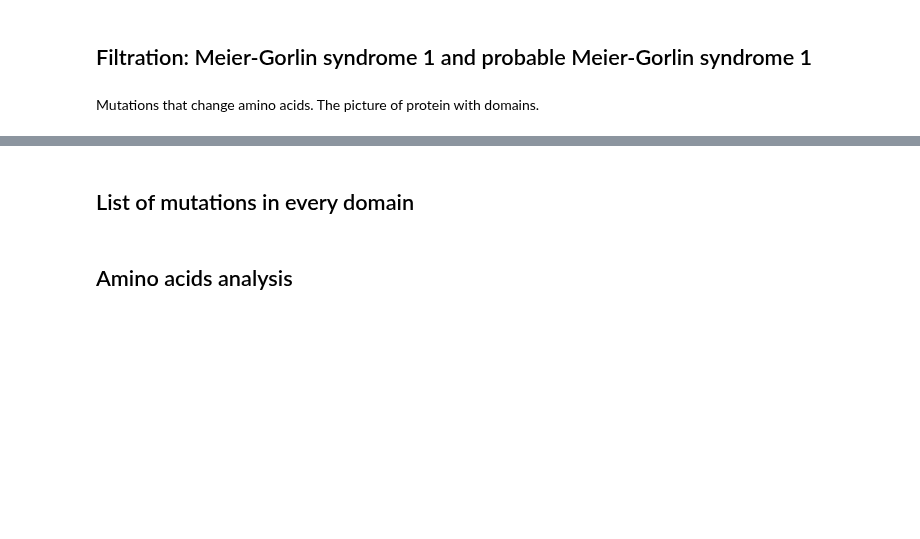
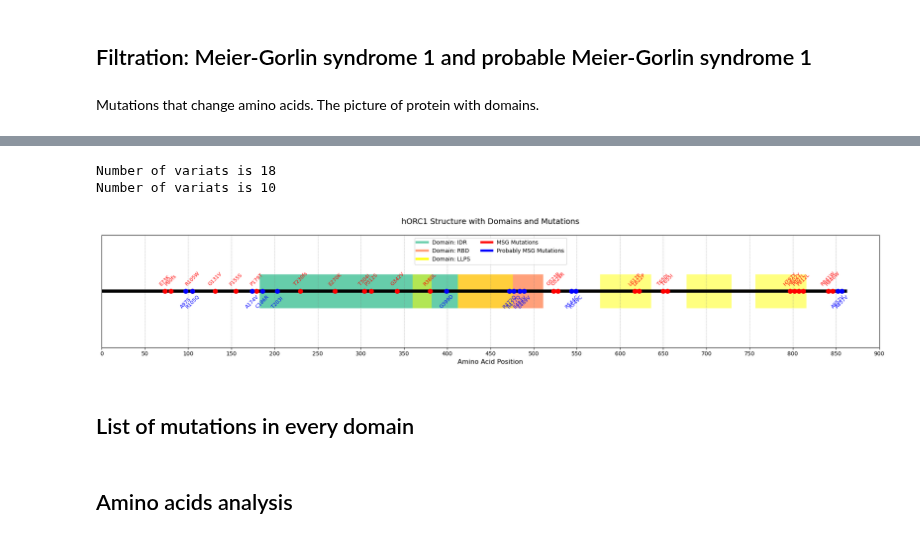
Before and after one commit to Lopatushka/ORC1, a Jupyter notebook: clinvar_analysis_short_df.ipynb, the cells around one changed output, grey strips where cells are left out. Cells and saved outputs as stored; diff of their text form; code cells hidden in the pictures; blank space fills up the shorter version.

Commit message:
MGS_probable mutations - add filtration

```diff
--- a/clinvar_analysis_short_df.ipynb
+++ b/clinvar_analysis_short_df.ipynb
@@ -554,6 +555,9 @@ plt.ylabel("")  # Remove default y-axis label
 plt.show()
 # %% [markdown]
 ## Filtration: Meier-Gorlin syndrome 1 and probable Meier-Gorlin syndrome 1
+# %%
+# Keep only protein changes
+df = df.dropna(subset=["Protein change"])
 # %% [markdown]
 Mutations that change amino acids. The picture of protein with domains.
 # %%
@@ -570,0 +619,2 @@ MSG_probably.shape
+# %%
+MSG_probably_filtred = MSG_probably[(MSG_probably['Germline classification'] != 'Benign') & (MSG_probably['Germline classification'] !='Benign/Likely benign')]
@@ -582,7 +646,7 @@ domains = [
 ]
 
 mutations_MSG = create_mutation_dict(MSG)
-mutations_MSG_probably = create_mutation_dict(MSG_probably)
+mutations_MSG_probably = create_mutation_dict(MSG_probably_filtred)
 
 # Create the figure
 fig, ax = plt.subplots(figsize=(20, 4))
@@ -606,33 +670,37 @@ for i, mutation in enumerate(mutations_MSG):
     if i == 0:
         unique_labels["MSG Mutations"] = "red"
     ax.plot(mutation["position"], 0.5, marker="o", color="red", markersize=8, label=None)
     ax.text(mutation["position"], 0.55, mutation["label"], ha="center", fontsize=9, rotation=45, color="red")
 
 # Mark the mutations for MSG_probably (below the backbone)
 for i, mutation in enumerate(mutations_MSG_probably):
     if i == 0:
         unique_labels["Probably MSG Mutations"] = "blue"
     ax.plot(mutation["position"], 0.5, marker="o", color="blue", markersize=8, label=None)
     ax.text(mutation["position"], 0.35, mutation["label"], ha="center", fontsize=9, rotation=45, color="blue")
 
 # Add the unique legend
 ax.legend(handles=[plt.Line2D([0], [0], color=color, lw=4, label=label) for label, color in unique_labels.items()],
           loc="upper center", ncol=2, frameon=True, fontsize=10)
 
 # Add gridlines for alignment
 ax.grid(axis="x", color="gray", linestyle="--", linewidth=0.5, alpha=0.7)
 
 # Add labels and title
 ax.set_xlim(0, protein_length)
 ax.set_ylim(0, 1)
 ax.set_xticks(range(0, protein_length + 50, 50))
 ax.set_yticks([])
 ax.set_xlabel("Amino Acid Position", fontsize=12)
 ax.set_title("hORC1 Structure with Domains and Mutations", fontsize=14, pad=20)
 
 # Show the plot
 plt.tight_layout()
 plt.show()
+# %% [output]
+Number of variats is 18
+Number of variats is 10
+[figure, added]
 # %% [markdown]
 ## List of mutations in every domain
 # %%
```
Also changed, not shown: parts of 8 cells of this notebook.
